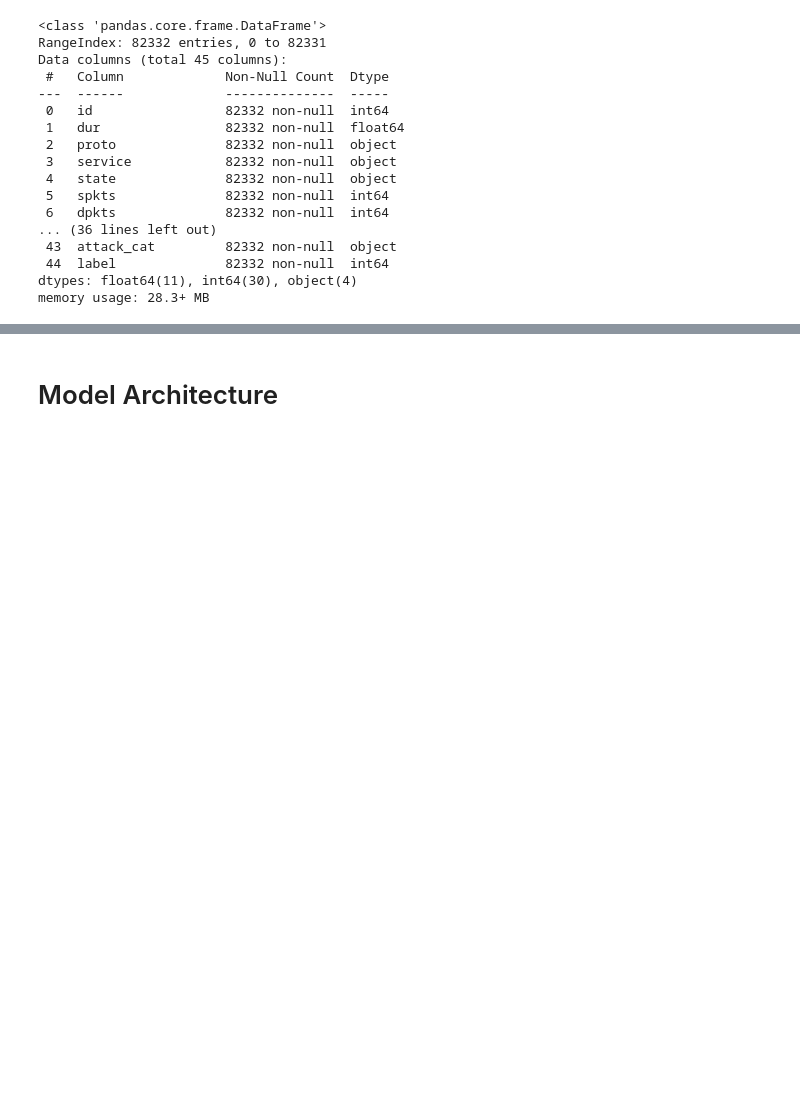
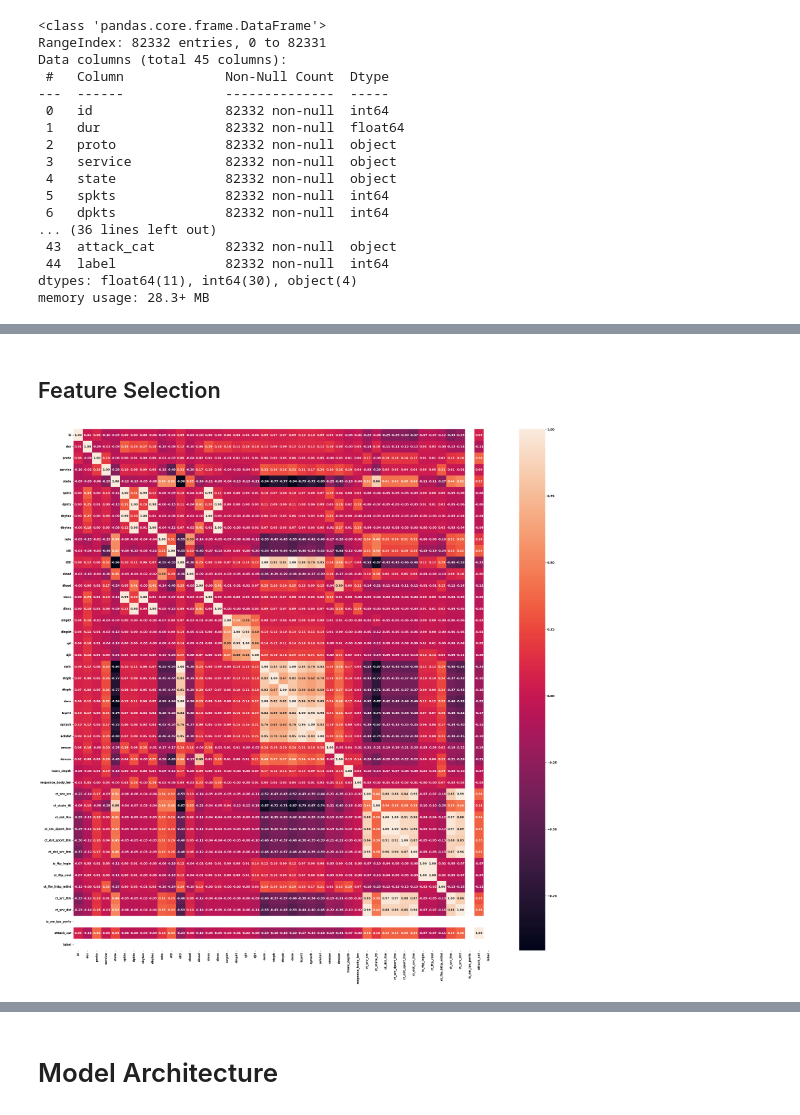
Before and after one commit to rajasa13/Data-Science, a Jupyter notebook: Notebook/UNSW-NB15/cnn_unswnb15.ipynb, the cells around one changed output, grey strips where cells are left out. Drawn from its saved outputs; the diff is of its cells as text; code cells hidden in the pictures; blank space fills up the shorter version.

```diff
--- a/Notebook/UNSW-NB15/cnn_unswnb15.ipynb
+++ b/Notebook/UNSW-NB15/cnn_unswnb15.ipynb
@@ -71,0 +48,8 @@ dtype: object
+# %%
+#Split Attack and Normal from dataframe
+data_train_attack = data_train[data_train['label'] == 1]
+data_test_attack = data_test[data_test['label'] == 1]
+
+#Optional
+#data_train_normal = data_train[data_train['label'] == 0]
+#data_test_normal = data_test[data_test['label'] == 0]
@@ -71,0 +58,17 @@ dtype: object
+# %%
+# Encoding categorical
+from sklearn.preprocessing import  LabelEncoder
+
+label_encoder = LabelEncoder()
+
+# Encode train data
+data_train_attack['proto'] = label_encoder.fit_transform(data_train_attack['proto'])
+data_train_attack['service'] = label_encoder.fit_transform(data_train_attack['service'])
+data_train_attack['state'] = label_encoder.fit_transform(data_train_attack['state'])
+data_train_attack['attack_cat'] = label_encoder.fit_transform(data_train_attack['attack_cat'])
+
+# Encode test data
+data_test_attack['proto'] = label_encoder.fit_transform(data_test_attack['proto'])
+data_test_attack['service'] = label_encoder.fit_transform(data_test_attack['service'])
+data_test_attack['state'] = label_encoder.fit_transform(data_test_attack['state'])
+data_test_attack['attack_cat'] = label_encoder.fit_transform(data_test_attack['attack_cat'])
@@ -71,0 +115,13 @@ dtype: object
+# %%
+# Min-Max Normalization
+from sklearn.preprocessing import MinMaxScaler
+
+scaler = MinMaxScaler()
+cols_to_norm = ['dur', 'spkts', 'dpkts', 'sbytes', 'dbytes', 'rate', 'sttl', 'dttl', 'sload',
+                'dload', 'sloss', 'dloss', 'sinpkt', 'dinpkt', 'sjit', 'djit', 'swin', 'stcpb', 'dtcpb', 'dwin', 'tcprtt', 'synack',
+                'ackdat', 'smean', 'dmean', 'trans_depth', 'response_body_len', 'ct_srv_src', 'ct_state_ttl', 'ct_dst_ltm',
+                'ct_src_dport_ltm', 'ct_dst_sport_ltm', 'ct_dst_src_ltm', 'is_ftp_login', 'ct_ftp_cmd', 'ct_flw_http_mthd', 'ct_src_ltm',
+                'ct_srv_dst', 'is_sm_ips_ports']
+
+data_train_attack[cols_to_norm] = scaler.fit_transform(data_train_attack[cols_to_norm])
+data_test_attack[cols_to_norm] = scaler.fit_transform(data_test_attack[cols_to_norm])
@@ -71,0 +139,10 @@ dtype: object
+# %% [markdown]
+## Feature Selection
+# %%
+#Correlation between feature
+#%matplotlib inline
+plt.figure(figsize=[32,32])
+sns.heatmap(data_train_attack.corr(), annot=True, fmt=".2f")
+plt.show()
+# %% [output]
+[figure, added]
```
Also changed, not shown: parts of 24 cells of this notebook.
